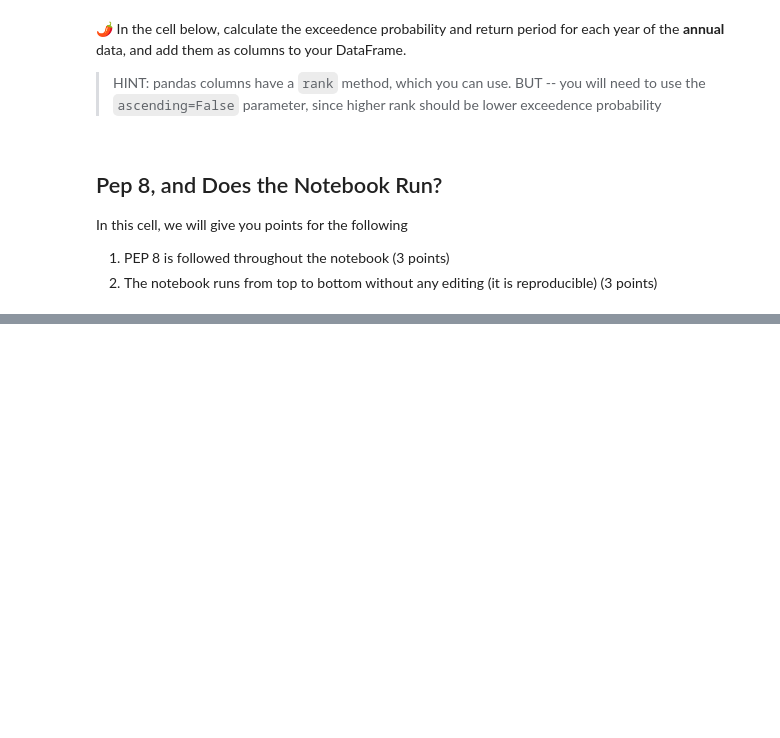
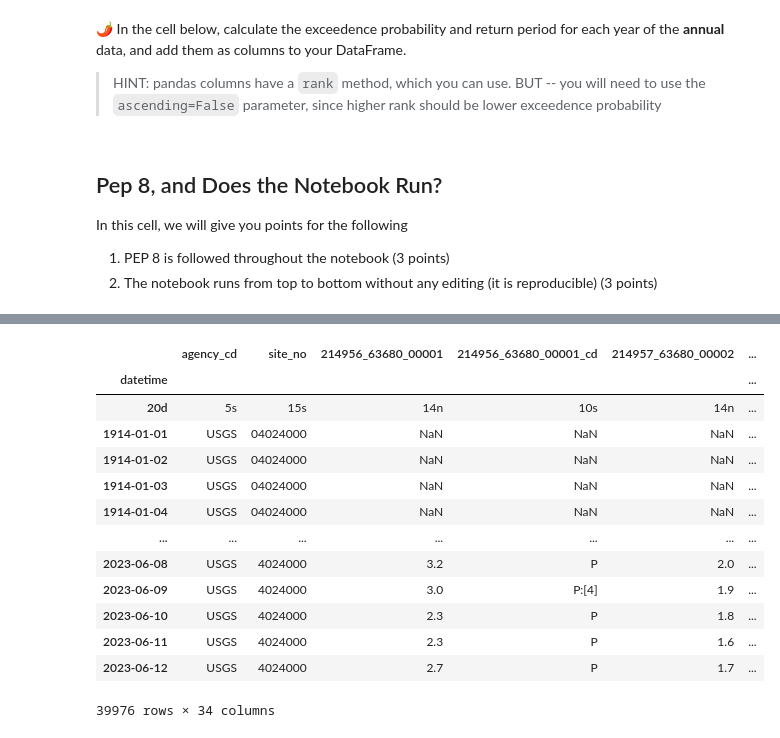
Before and after one commit to jlogannd/time-series-data-jlogannd, a Jupyter notebook: stars-02-time-series.ipynb, the cells around one changed output, grey strips where cells are left out. Cells and saved outputs as stored; diff of their text form; code cells hidden in the pictures; blank space fills up the shorter version.

Commit message:
6/14 new river

```diff
--- a/stars-02-time-series.ipynb
+++ b/stars-02-time-series.ipynb
@@ -572,0 +589,15 @@ In this cell, we will give you points for the following
+# %%
+#St. Louis River
+nwis_url = 'https://waterdata.usgs.gov/nwis/dv?cb_00010=on&cb_00060=on&cb_00095=on&cb_00300=on&cb_00400=on&cb_63680=on&format=rdb&site_no=04024000&legacy=&referred_module=sw&period=&begin_date=1914-01-01&end_date=2023-06-12'
+
+
+# Download data using a GET HTTP Request
+nwis_data = requests.get(nwis_url)
+
+for i, line in enumerate(nwis_data.content.splitlines()[:10]):
+    print(i, line)
+
+# Take a look at the data. What got downloaded?
+for i, line in enumerate(nwis_data.content.splitlines()[:35]):
+    if not line.startswith(b'#'):
+        print(i, line)
@@ -572,0 +615,26 @@ In this cell, we will give you points for the following
+# %%
+river_flow = pd.read_csv(
+    BytesIO(nwis_data.content),
+    comment='#',
+    delimiter='\t',
+    #skiprows=[30, 31],
+    #names=['Agency', 'Site Number', 'Date', 'Discharge', 'Site Code', 'Site Code 2', 'Site Code 3'],
+    index_col='datetime',
+    parse_dates=True,
+)
+river_flow
+# %% [output]
+|  | agency_cd | site_no | 214956_63680_00001 | 214956_63680_00001_cd | 214957_63680_00002 | ... |
+| datetime |  |  |  |  |  | ... |
+| 20d | 5s | 15s | 14n | 10s | 14n | ... |
+| 1914-01-01 | USGS | 04024000 | NaN | NaN | NaN | ... |
+| 1914-01-02 | USGS | 04024000 | NaN | NaN | NaN | ... |
+| 1914-01-03 | USGS | 04024000 | NaN | NaN | NaN | ... |
+| 1914-01-04 | USGS | 04024000 | NaN | NaN | NaN | ... |
+| ... | ... | ... | ... | ... | ... | ... |
+| 2023-06-08 | USGS | 4024000 | 3.2 | P | 2.0 | ... |
+| 2023-06-09 | USGS | 4024000 | 3.0 | P:[4] | 1.9 | ... |
+| 2023-06-10 | USGS | 4024000 | 2.3 | P | 1.8 | ... |
+| 2023-06-11 | USGS | 4024000 | 2.3 | P | 1.6 | ... |
+| 2023-06-12 | USGS | 4024000 | 2.7 | P | 1.7 | ... |
+39976 rows × 34 columns
```
Also changed, not shown: parts of 8 cells of this notebook, 1 other file.
